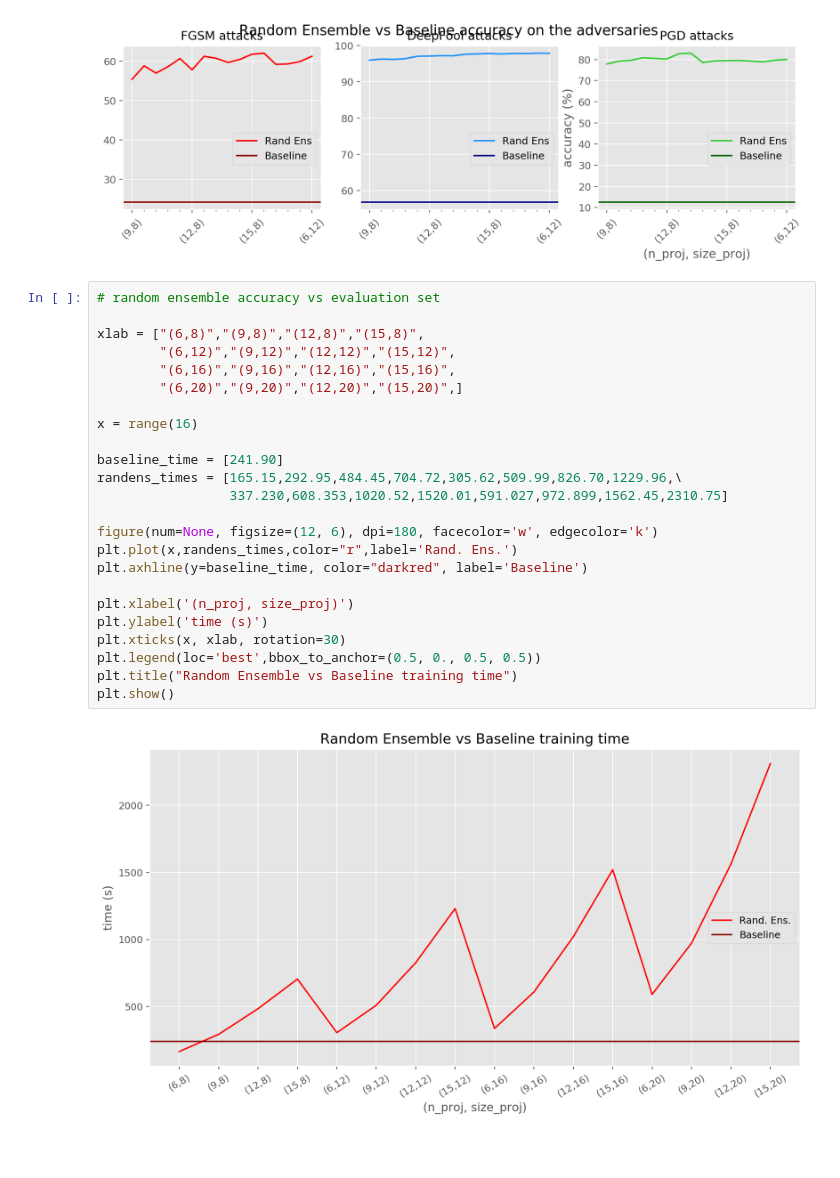
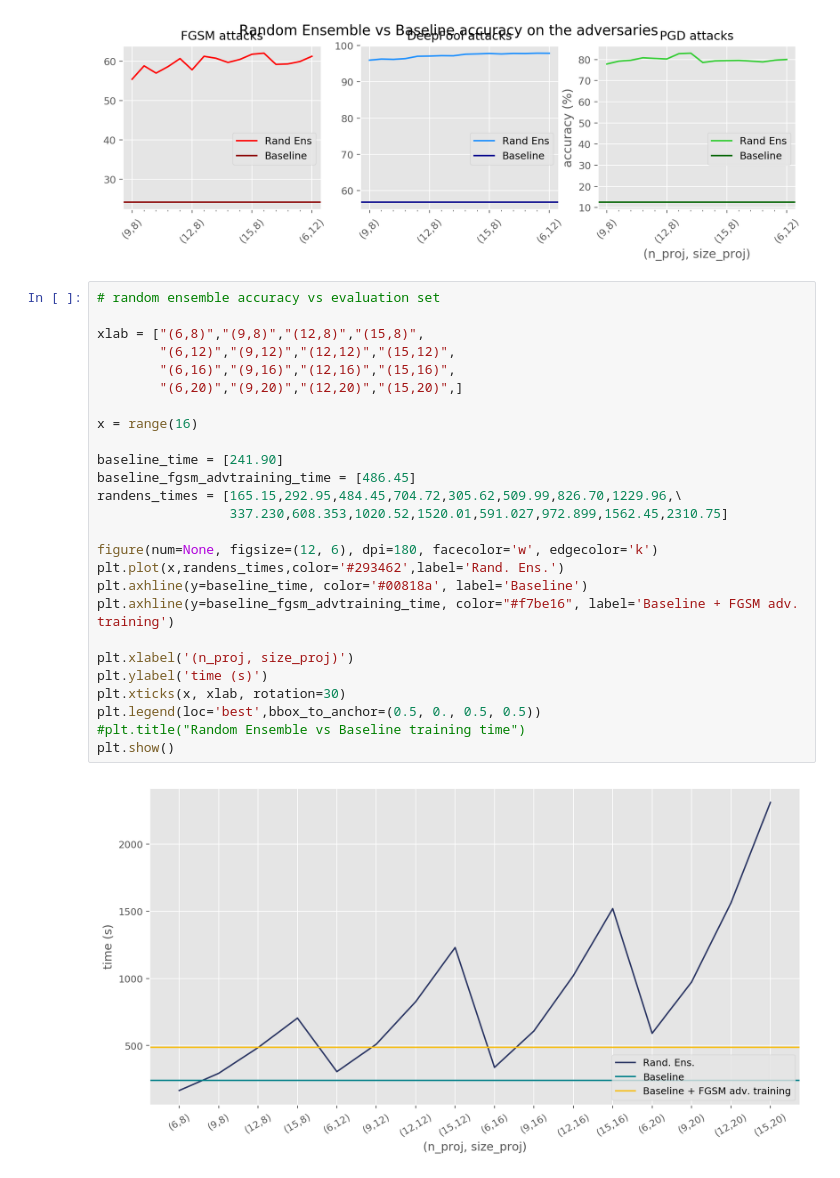
Before and after one commit to ginevracoal/adversarial_examples, a Jupyter notebook: notebooks/plots.ipynb, the cells around one changed output. Cells and saved outputs as stored; diff of their text form; blank space fills up the shorter version.

```diff
--- a/notebooks/plots.ipynb
+++ b/notebooks/plots.ipynb
@@ -163,26 +171,28 @@ fig.show()
 # %%
 # random ensemble accuracy vs evaluation set
 
 xlab = ["(6,8)","(9,8)","(12,8)","(15,8)",
         "(6,12)","(9,12)","(12,12)","(15,12)",
         "(6,16)","(9,16)","(12,16)","(15,16)",
         "(6,20)","(9,20)","(12,20)","(15,20)",]
 
 x = range(16)
 
 baseline_time = [241.90]
+baseline_fgsm_advtraining_time = [486.45]
 randens_times = [165.15,292.95,484.45,704.72,305.62,509.99,826.70,1229.96,\
                  337.230,608.353,1020.52,1520.01,591.027,972.899,1562.45,2310.75]
 
 figure(num=None, figsize=(12, 6), dpi=180, facecolor='w', edgecolor='k')
-plt.plot(x,randens_times,color="r",label='Rand. Ens.')
-plt.axhline(y=baseline_time, color="darkred", label='Baseline')
+plt.plot(x,randens_times,color='#293462',label='Rand. Ens.')
+plt.axhline(y=baseline_time, color='#00818a', label='Baseline')
+plt.axhline(y=baseline_fgsm_advtraining_time, color="#f7be16", label='Baseline + FGSM adv. training')
 
 plt.xlabel('(n_proj, size_proj)')
 plt.ylabel('time (s)')
 plt.xticks(x, xlab, rotation=30)
 plt.legend(loc='best',bbox_to_anchor=(0.5, 0., 0.5, 0.5))
-plt.title("Random Ensemble vs Baseline training time")
+#plt.title("Random Ensemble vs Baseline training time")
 plt.show()
 # %% [output]
-[figure, old version]
+[figure, new version]
```
Also changed, not shown: parts of 2 cells of this notebook.
